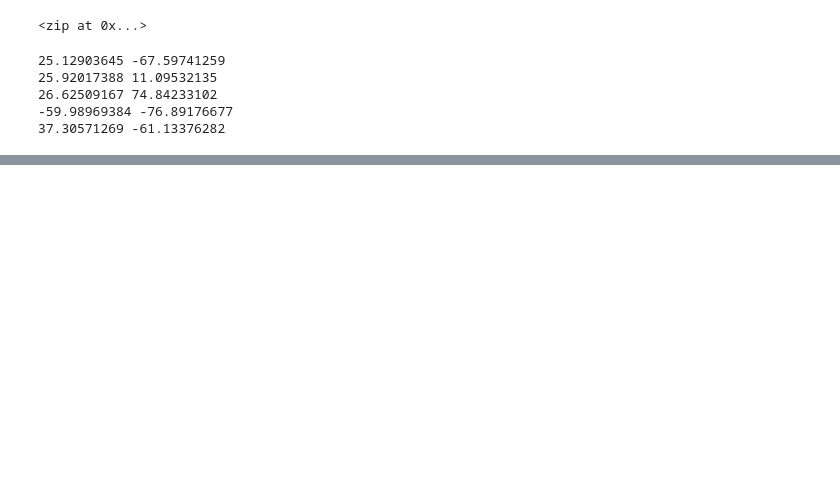
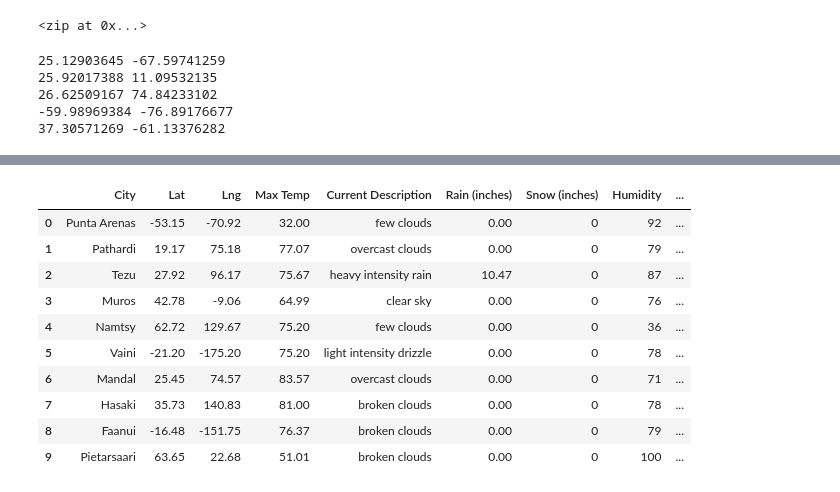
Before and after one commit to loydvalp/World_Weather_Analysis, a Jupyter notebook: WeatherPy.ipynb, the cells around one changed output, grey strips where cells are left out. Drawn from its saved outputs; the diff is of its cells as text; code cells hidden in the pictures; blank space fills up the shorter version.

```diff
--- a/WeatherPy.ipynb
+++ b/WeatherPy.ipynb
@@ -87,0 +84,4 @@ len(cities)
+# %%
+# Starting URL for Weather Map API Call.
+url = "http://api.openweathermap.org/data/2.5/weather?units=Imperial&APPID=" + weather_api_key
+print(url)
@@ -87,0 +149,36 @@ len(cities)
+# %%
+# Run an API request for each of the cities.
+try:
+        # Parse the JSON and retrieve data.
+        city_weather = requests.get(city_url).json()
+        # Parse out the needed data.
+        city_lat = city_weather["coord"]["lat"]
+        city_lng = city_weather["coord"]["lon"]
+        city_max_temp = city_weather["main"]["temp_max"]
+        city_humidity = city_weather["main"]["humidity"]
+        city_clouds = city_weather["clouds"]["all"]
+        city_wind = city_weather["wind"]["speed"]
+        city_country = city_weather["sys"]["country"]
+        # Convert the date to ISO standard.
+        city_date = datetime.utcfromtimestamp(city_weather["dt"]).strftime('%Y-%m-%d %H:%M:%S')
+        # Append the city information into city_data list.
+        city_data.append({"City": city.title(),
+                          "Lat": city_lat,
+                          "Lng": city_lng,
+                          "Max Temp": city_max_temp,
+                          "Humidity": city_humidity,
+                          "Cloudiness": city_clouds,
+                          "Wind Speed": city_wind,
+                          "Country": city_country,
+                          "Date": city_date})
+
+# If an error is experienced, skip the city.
+except:
+        print("City not found. Skipping...")
+        pass
+
+# Indicate that Data Loading is complete.
+print("-----------------------------")
+print("Data Retrieval Complete      ")
+print("-----------------------------")
+record_count += 1
@@ -87,0 +279,16 @@ len(cities)
+# %%
+# Convert the array of dictionaries to a Pandas DataFrame.
+city_data_df = pd.DataFrame(city_data)
+city_data_df.head(10)
+# %% [output]
+|  | City | Lat | Lng | Max Temp | Current Description | Rain (inches) | Snow (inches) | Humidity | ... |
+| 0 | Punta Arenas | -53.15 | -70.92 | 32.00 | few clouds | 0.00 | 0 | 92 | ... |
+| 1 | Pathardi | 19.17 | 75.18 | 77.07 | overcast clouds | 0.00 | 0 | 79 | ... |
+| 2 | Tezu | 27.92 | 96.17 | 75.67 | heavy intensity rain | 10.47 | 0 | 87 | ... |
+| 3 | Muros | 42.78 | -9.06 | 64.99 | clear sky | 0.00 | 0 | 76 | ... |
+| 4 | Namtsy | 62.72 | 129.67 | 75.20 | few clouds | 0.00 | 0 | 36 | ... |
+| 5 | Vaini | -21.20 | -175.20 | 75.20 | light intensity drizzle | 0.00 | 0 | 78 | ... |
+| 6 | Mandal | 25.45 | 74.57 | 83.57 | overcast clouds | 0.00 | 0 | 71 | ... |
+| 7 | Hasaki | 35.73 | 140.83 | 81.00 | broken clouds | 0.00 | 0 | 78 | ... |
+| 8 | Faanui | -16.48 | -151.75 | 76.37 | broken clouds | 0.00 | 0 | 79 | ... |
+| 9 | Pietarsaari | 63.65 | 22.68 | 51.01 | broken clouds | 0.00 | 0 | 100 | ... |
```
Also changed, not shown: parts of 13 cells of this notebook, 3 other files.
